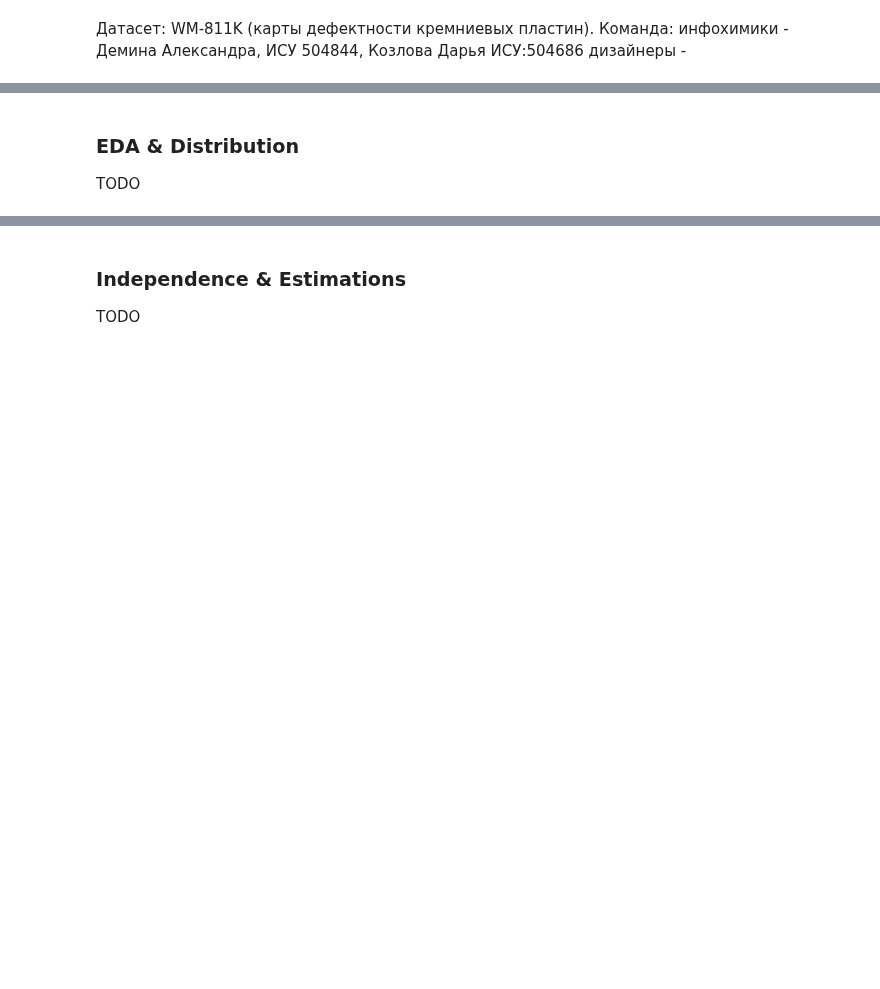
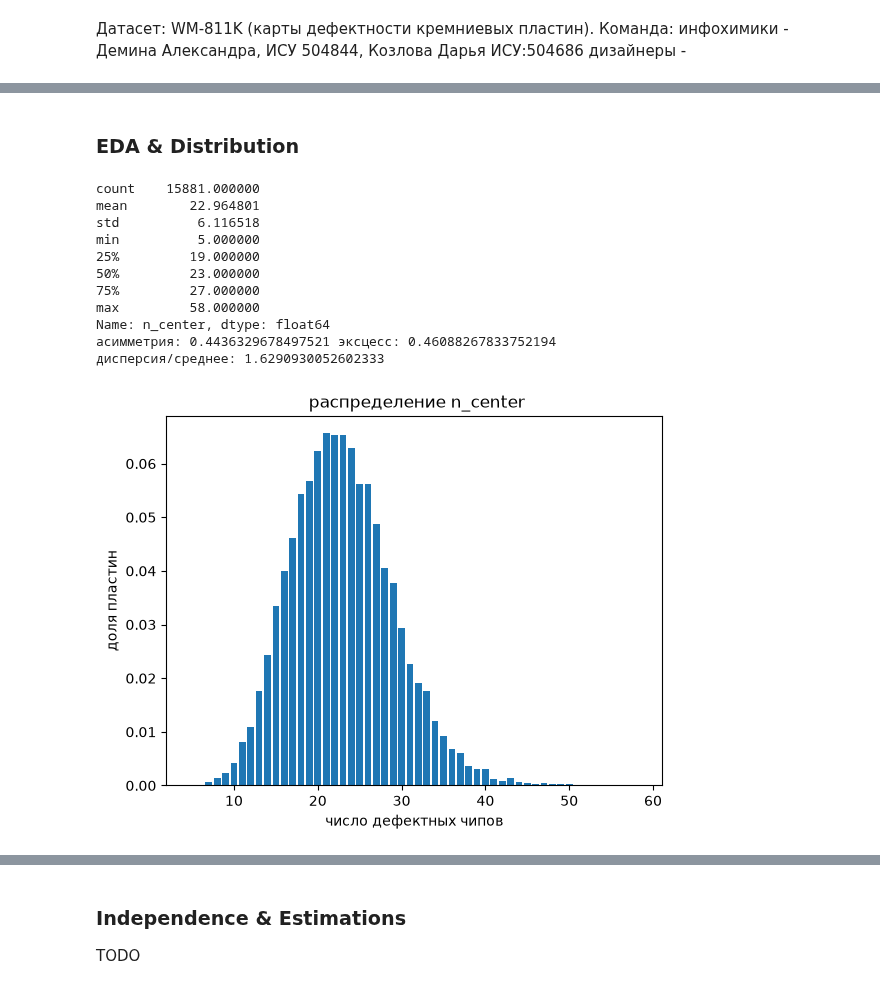
Before and after one commit to SanechkaTuoKe/APPSTAT-LABWORK, a Jupyter notebook: notebooks/Notebook1.ipynb, the cells around one changed output, grey strips where cells are left out. Saved outputs shown, nothing was run; the diff lists cells and outputs as text; code cells hidden in the pictures; blank space fills up the shorter version.

```diff
--- a/notebooks/Notebook1.ipynb
+++ b/notebooks/Notebook1.ipynb
@@ -6,0 +7,10 @@ Random Variable 01 (n_center)
+# %%
+import pandas as pd
+
+df = pd.read_parquet("../wm811k_features.parquet")
+x = df["n_center"]
+N = len(x)
+
+print("пластин:", N, "| dieSize:", df["dieSize"].iloc[0])
+print("среднее:", x.mean(), "| дисперсия:", x.var(ddof=1))
+print("доля нулей:", (x == 0).mean(), "| max:", x.max())
@@ -15,3 +29,42 @@ Random Variable 01 (n_center)
 # %% [markdown]
 ### EDA & Distribution
-TODO
+# %%
+##EDA
+import matplotlib.pyplot as plt
+import numpy as np
+import seaborn as sns
+
+#df.info()
+#display(df.describe())
+
+#numericals = df.select_dtypes(include=np.number).drop(columns="id", errors="ignore")
+
+#for column in numericals.columns:
+#    plt.figure(figsize=(7, 5))
+#    sns.histplot(data=df, x=column, kde=True)
+#    plt.show()
+
+xv = x.to_numpy()
+print(x.describe())
+print("асимметрия:", stats.skew(xv), "эксцесс:", stats.kurtosis(xv))
+print("дисперсия/среднее:", x.var(ddof=1) / x.mean())
+
+vals, cnt = np.unique(xv, return_counts=True)
+plt.bar(vals, cnt / N)
+plt.xlabel("число дефектных чипов")
+plt.ylabel("доля пластин")
+plt.title(" распределение n_center")
+plt.show()
+# %% [output]
+count    15881.000000
+mean        22.964801
+std          6.116518
+min          5.000000
+25%         19.000000
+50%         23.000000
+75%         27.000000
+max         58.000000
+Name: n_center, dtype: float64
+асимметрия: 0.4436329678497521 эксцесс: 0.46088267833752194
+дисперсия/среднее: 1.6290930052602333
+[figure, added]
```
Also changed, not shown: parts of 12 cells of this notebook, 1 other file.
